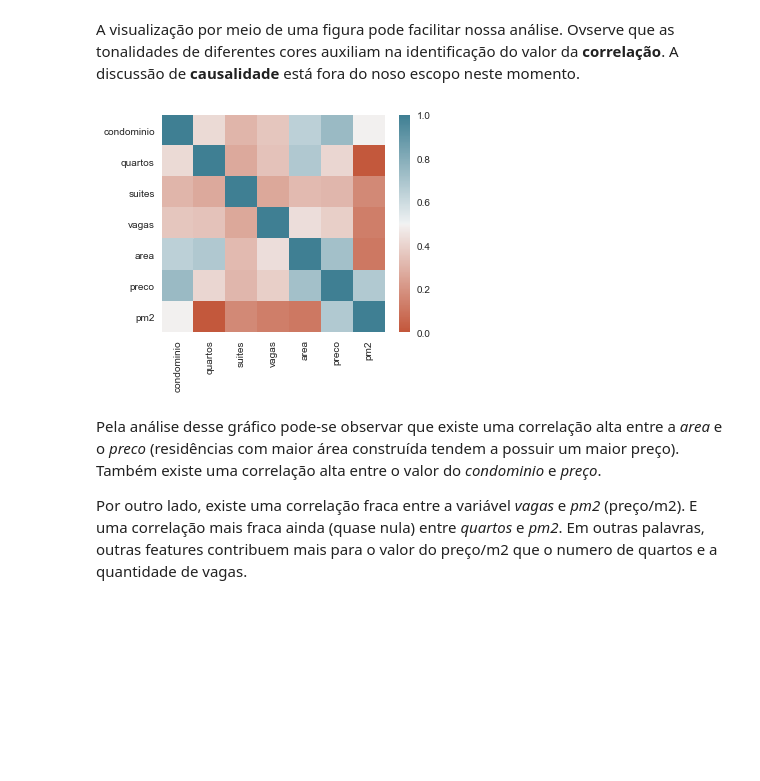
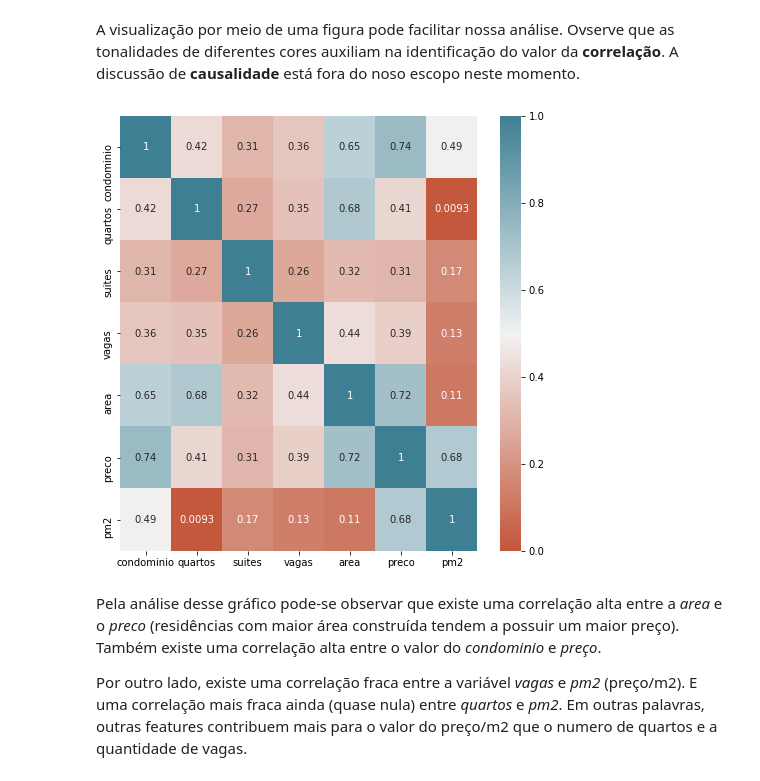
Before and after one commit to larissasouzapinto/AcelerAI, a Jupyter notebook: Curso_NEED/4_4_Analise_Exploratoria.ipynb, the cells around one changed output. Drawn from its saved outputs; the diff is of its cells as text; code cells hidden in the pictures; blank space fills up the shorter version.

```diff
--- a/Curso_NEED/4_4_Analise_Exploratoria.ipynb
+++ b/Curso_NEED/4_4_Analise_Exploratoria.ipynb
@@ -104,15 +104,14 @@ df.corr().round(2)
 # %% [markdown]
 A visualização por meio de uma figura pode facilitar nossa análise. Ovserve que as tonalidades de diferentes cores auxiliam na identificação do valor da **correlação**. A discussão de **causalidade** está fora do noso escopo neste momento.
 # %%
-fig, ax = plt.subplots(figsize=(5, 4))
-ax = sns.heatmap(df.corr(), vmin=-0, vmax=1,
+fig, ax = plt.subplots(figsize=(8, 8))
+ax = sns.heatmap(df.corr(), vmin=-0, vmax=1, annot=True,
                  cmap=sns.diverging_palette(20, 220, as_cmap=True),
                  ax=ax)
 
-#plt.tight_layout()
 plt.show()
 # %% [output]
-[figure, old version]
+[figure, new version]
 # %% [markdown]
 Pela análise desse gráfico pode-se observar que existe uma correlação alta entre a _area_ e o _preco_ (residências com maior área construída tendem a possuir um maior preço). Também existe uma correlação alta entre o valor do _condominio_ e _preço_.
 
```
Also changed, not shown: parts of 4 cells of this notebook, 1 other file.
